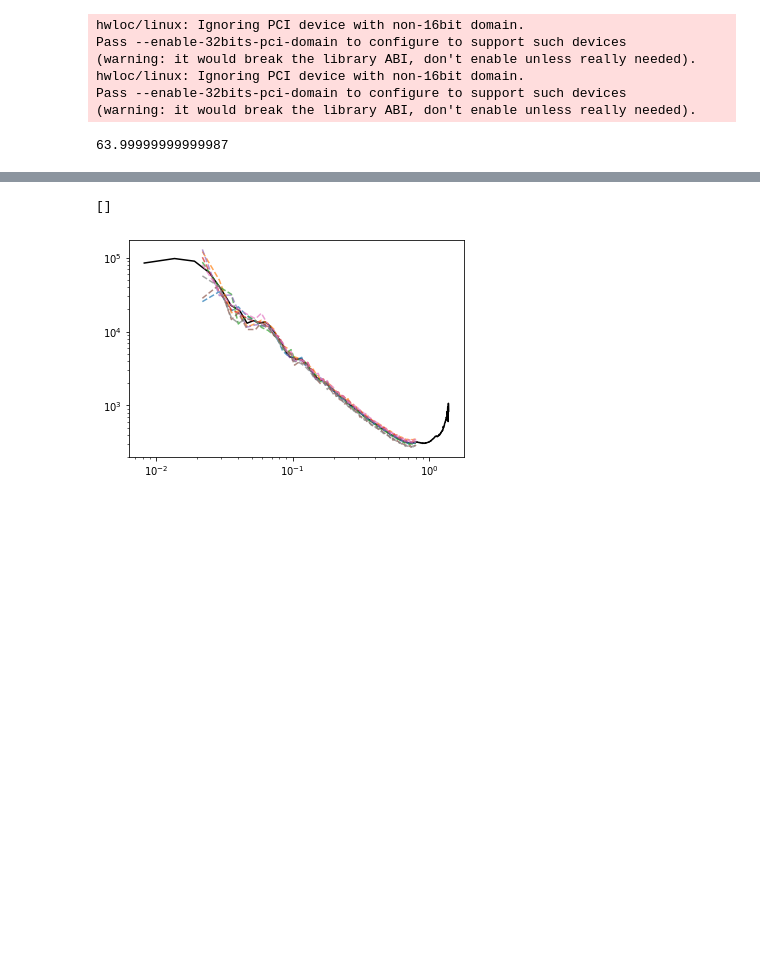
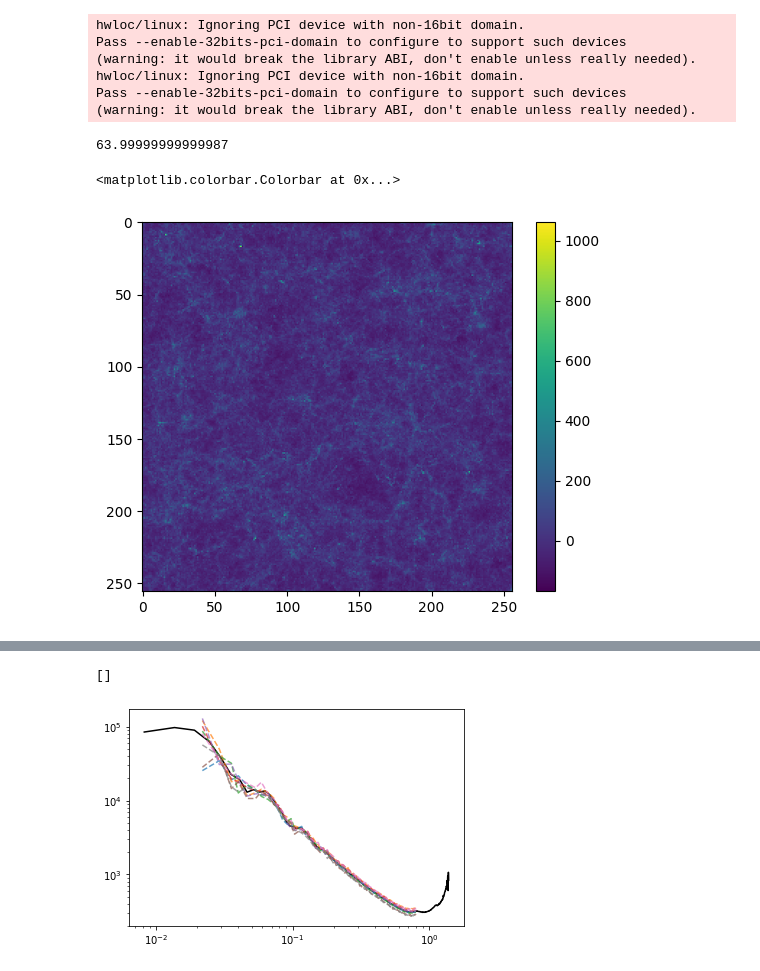
Before and after one commit to modichirag/HySBI, a Jupyter notebook: notebooks/sub-boxes data.ipynb, the cells around one changed output, grey strips where cells are left out. Cells and saved outputs as stored; diff of their text form; code cells hidden in the pictures; blank space fills up the shorter version.

```diff
--- a/notebooks/sub-boxes data.ipynb
+++ b/notebooks/sub-boxes data.ipynb
@@ -33,6 +36,12 @@ f = np.load('/mnt/ceph/users/cmodi/Quijote/latin_hypercube_HR/matter/N0256/0000/
 print(f.mean())
 # %% [output]
 63.99999999999987
+# %%
+plt.imshow((f/f.mean() - 1.).sum(axis=0))
+plt.colorbar()
+# %% [output]
+<matplotlib.colorbar.Colorbar at 0x...>
+[figure, added]
 # %%
 # del x0, x1, y0, y1, z0, z1
 # %%
```
Also changed, not shown: parts of 99 cells of this notebook, 8 other files.
